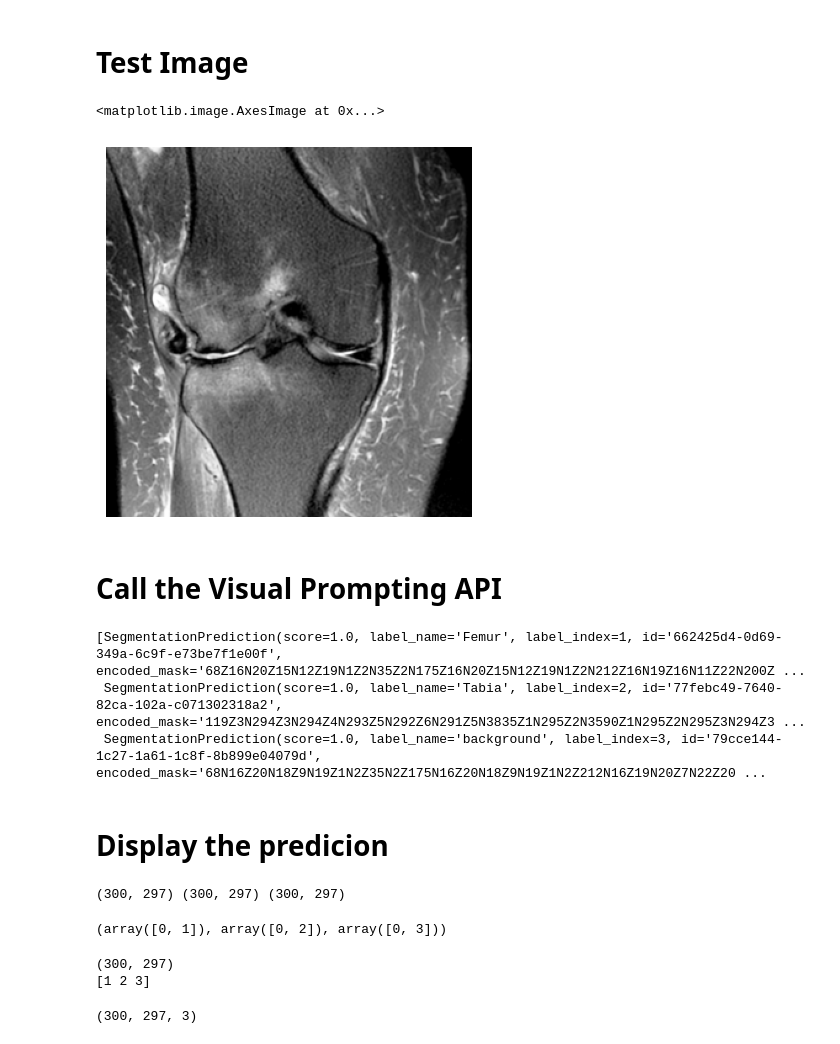
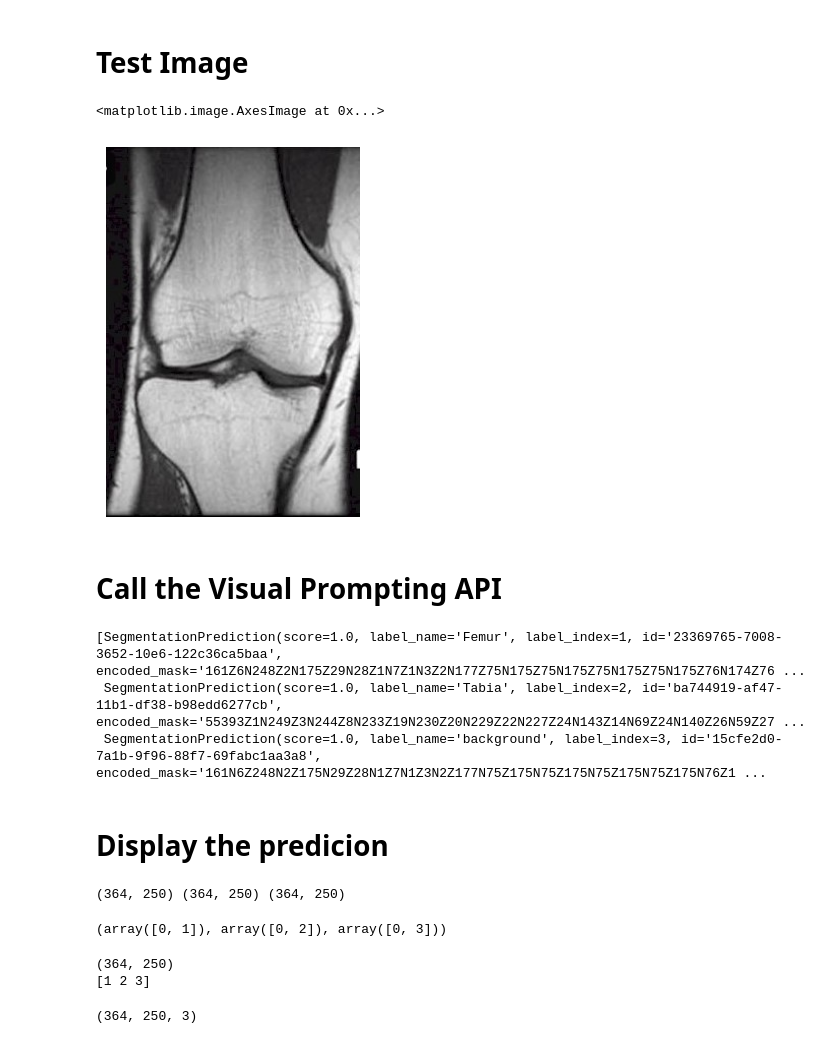
Before and after one commit to HungPham2002/Visual-Prompting-with_Landing.AI, a Jupyter notebook: Visual_Prompting.ipynb, the cells around one changed output. Cells and saved outputs as stored; diff of their text form; code cells hidden in the pictures.

```diff
--- a/Visual_Prompting.ipynb
+++ b/Visual_Prompting.ipynb
@@ -29,14 +28,14 @@ import matplotlib.pyplot as plt
 # %% [markdown]
 # Test Image
 # %%
-image_path = '/content/test2.png'
+image_path = '/content/perfect_test.jpg'
 image = cv2.imread(image_path)
 image = cv2.cvtColor(image, cv2.COLOR_BGR2RGB)
 plt.axis('off')
 plt.imshow(image)
 # %% [output]
 <matplotlib.image.AxesImage at 0x...>
-[figure, old version]
+[figure, new version]
 # %% [markdown]
 # Call the Visual Prompting API
 # %%
@@ -53,9 +52,9 @@ predictions = predictor.predict(image)
 # %%
 predictions
 # %% [output]
-[SegmentationPrediction(score=1.0, label_name='Femur', label_index=1, id='662425d4-0d69-349a-6c9f-e73be7f1e00f', encoded_mask='68Z16N20Z15N12Z19N1Z2N35Z2N175Z16N20Z15N12Z19N1Z2N212Z16N19Z16N11Z22N200Z ...
- SegmentationPrediction(score=1.0, label_name='Tabia', label_index=2, id='77febc49-7640-82ca-102a-c071302318a2', encoded_mask='119Z3N294Z3N294Z4N293Z5N292Z6N291Z5N3835Z1N295Z2N3590Z1N295Z2N295Z3N294Z3 ...
- SegmentationPrediction(score=1.0, label_name='background', label_index=3, id='79cce144-1c27-1a61-1c8f-8b899e04079d', encoded_mask='68N16Z20N18Z9N19Z1N2Z35N2Z175N16Z20N18Z9N19Z1N2Z212N16Z19N20Z7N22Z20 ...
+[SegmentationPrediction(score=1.0, label_name='Femur', label_index=1, id='23369765-7008-3652-10e6-122c36ca5baa', encoded_mask='161Z6N248Z2N175Z29N28Z1N7Z1N3Z2N177Z75N175Z75N175Z75N175Z75N175Z76N174Z76 ...
+ SegmentationPrediction(score=1.0, label_name='Tabia', label_index=2, id='ba744919-af47-11b1-df38-b98edd6277cb', encoded_mask='55393Z1N249Z3N244Z8N233Z19N230Z20N229Z22N227Z24N143Z14N69Z24N140Z26N59Z27 ...
+ SegmentationPrediction(score=1.0, label_name='background', label_index=3, id='15cfe2d0-7a1b-9f96-88f7-69fabc1aa3a8', encoded_mask='161N6Z248N2Z175N29Z28N1Z7N1Z3N2Z177N75Z175N75Z175N75Z175N75Z175N76Z1 ...
 # %% [markdown]
 # Display the predicion
 # %%
@@ -96,14 +95,14 @@ prediction_femur, prediction_tabia, prediction_bg = get_array_from_response(pred
 print(prediction_femur.shape, prediction_tabia.shape, prediction_bg.shape)
 np.unique(prediction_femur), np.unique(prediction_tabia), np.unique(prediction_bg)
 # %% [output]
-(300, 297) (300, 297) (300, 297)
+(364, 250) (364, 250) (364, 250)
 (array([0, 1]), array([0, 2]), array([0, 3]))
 # %%
 prediction = np.maximum.reduce([prediction_femur, prediction_tabia, prediction_bg])
 print(prediction.shape)
 print(np.unique(prediction))
 # %% [output]
-(300, 297)
+(364, 250)
 [1 2 3]
 # %%
 PALETTE = [
@@ -146,7 +145,7 @@ image = cv2.imread(image_path)
 image = cv2.cvtColor(image, cv2.COLOR_BGR2RGB)
 image.shape
 # %% [output]
-(300, 297, 3)
+(364, 250, 3)
 # %%
 import matplotlib.pyplot as plt
 
```
Also changed, not shown: parts of 4 cells of this notebook.
